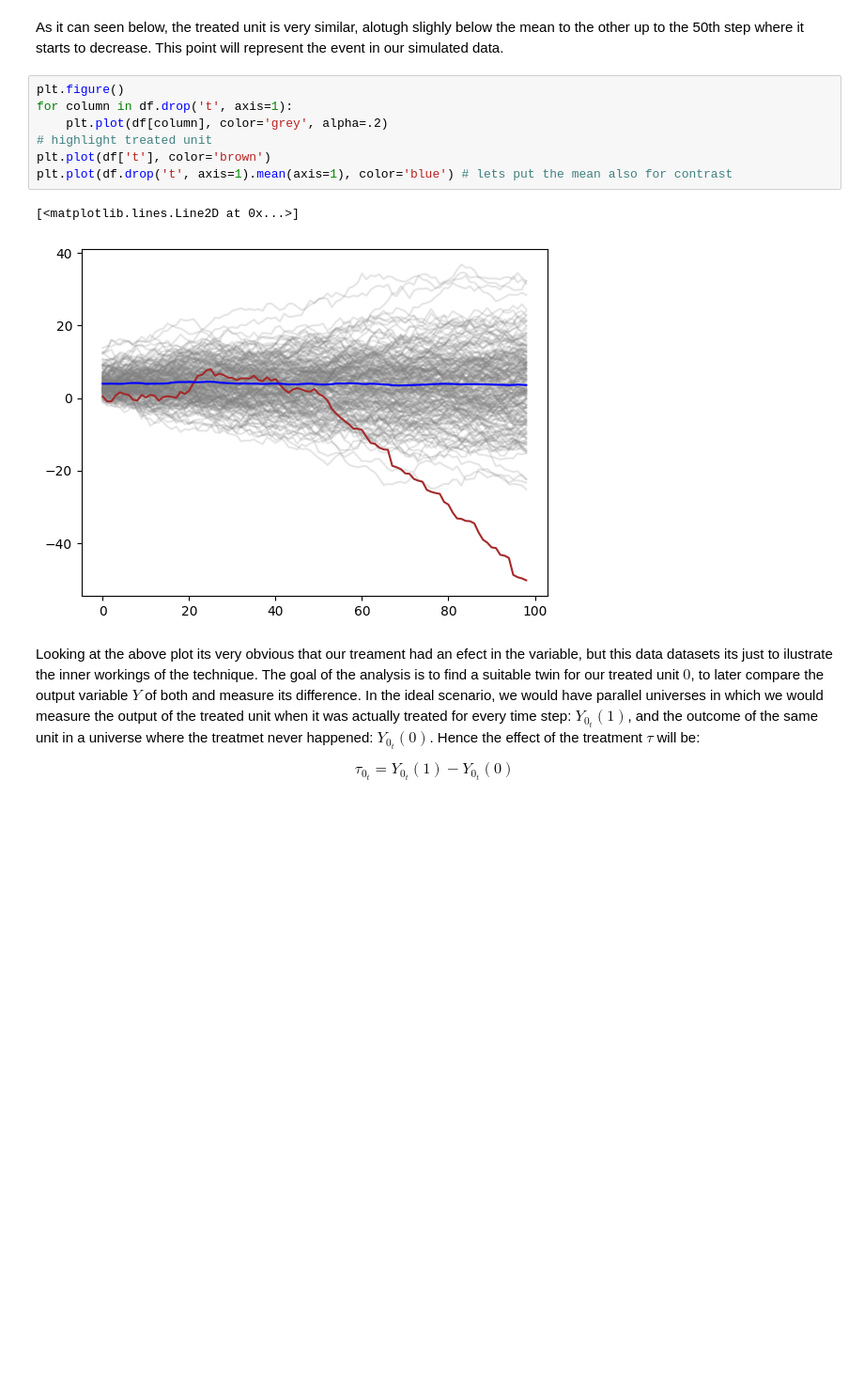
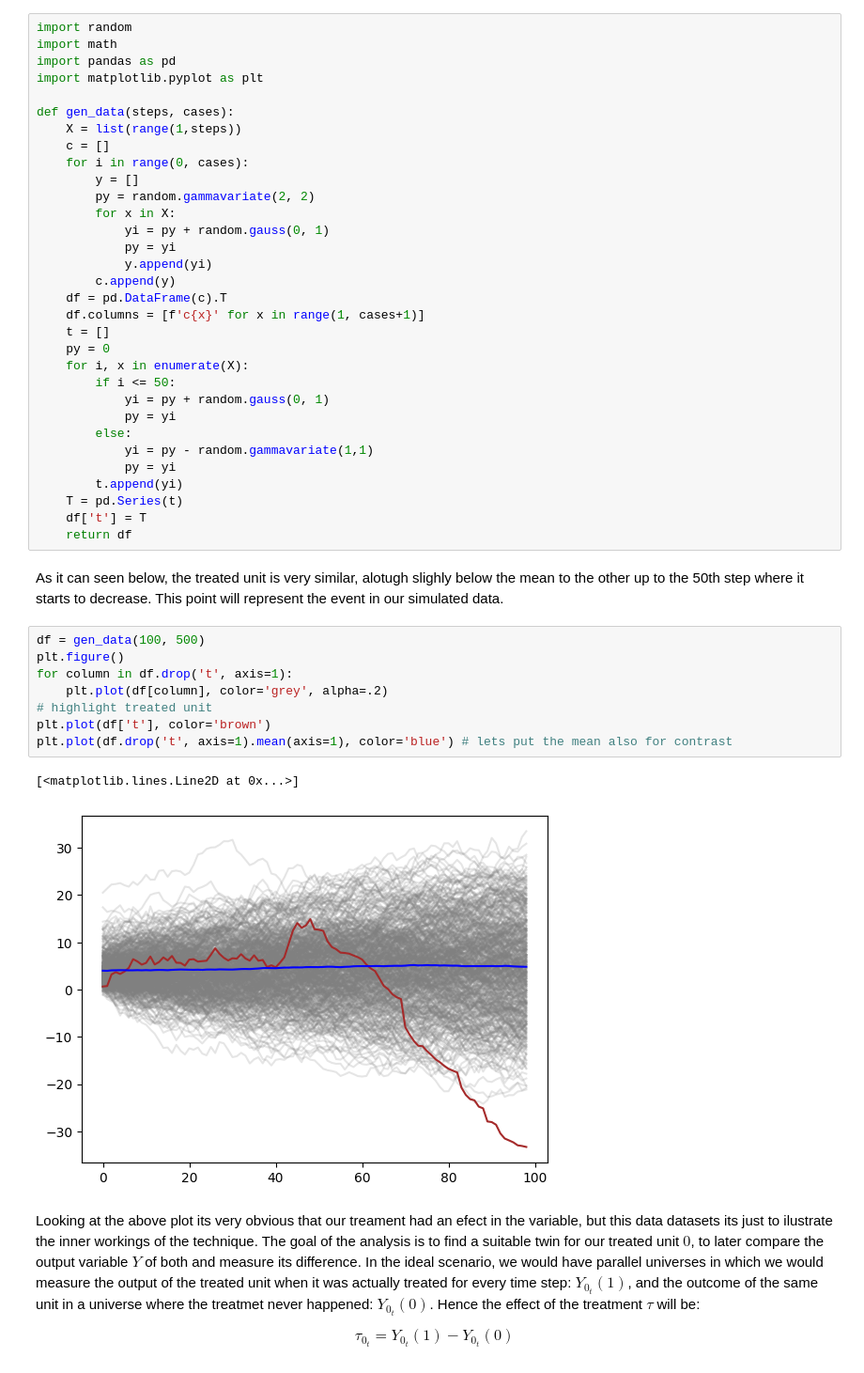
Before and after one commit to centre-for-care/costofcare, a Jupyter notebook: Synthetic_control_review.ipynb, the cells around one changed output. Shown at 94% size. Cells and saved outputs as stored; diff of their text form; blank space fills up the shorter version.

```diff
--- a/Synthetic_control_review.ipynb
+++ b/Synthetic_control_review.ipynb
@@ -67,15 +35,48 @@ df['t'] = T
+# %%
+import random
+import math
+import pandas as pd
+import matplotlib.pyplot as plt
+
+def gen_data(steps, cases):
+    X = list(range(1,steps))
+    c = []
+    for i in range(0, cases):
+        y = []
+        py = random.gammavariate(2, 2)
+        for x in X:
+            yi = py + random.gauss(0, 1)
+            py = yi
+            y.append(yi)
+        c.append(y)
+    df = pd.DataFrame(c).T
+    df.columns = [f'c{x}' for x in range(1, cases+1)]
+    t = []
+    py = 0
+    for i, x in enumerate(X):
+        if i <= 50:
+            yi = py + random.gauss(0, 1)
+            py = yi
+        else:
+            yi = py - random.gammavariate(1,1)
+            py = yi
+        t.append(yi)
+    T = pd.Series(t)
+    df['t'] = T
+    return df
 # %% [markdown]
 As it can seen below, the treated unit is very similar, alotugh slighly below the mean to the other up to the 50th step where it starts to decrease. This point will represent the event in our simulated data.
 # %%
+df = gen_data(100, 500)
 plt.figure()
 for column in df.drop('t', axis=1):
     plt.plot(df[column], color='grey', alpha=.2)
 # highlight treated unit
 plt.plot(df['t'], color='brown')
 plt.plot(df.drop('t', axis=1).mean(axis=1), color='blue') # lets put the mean also for contrast
 # %% [output]
 [<matplotlib.lines.Line2D at 0x...>]
-[figure, old version]
+[figure, new version]
 # %% [markdown]
 Looking at the above plot its very obvious that our treament had an efect in the variable, but this data datasets its just to ilustrate the inner workings of the technique. The goal of the analysis is to find a suitable twin for our treated unit ${0}$, to later compare the output variable $Y$ of both and measure its difference. In the ideal scenario, we would have parallel universes in which we would measure the output of the treated unit when it was actually treated for every time step: $Y_{0_{t}}(1)$, and the outcome of the same unit in a universe where the treatmet never happened: $Y_{0_{t}}(0)$. Hence the effect of the treatment $\tau$ will be:
 
```
Also changed, not shown: parts of 19 cells of this notebook.
